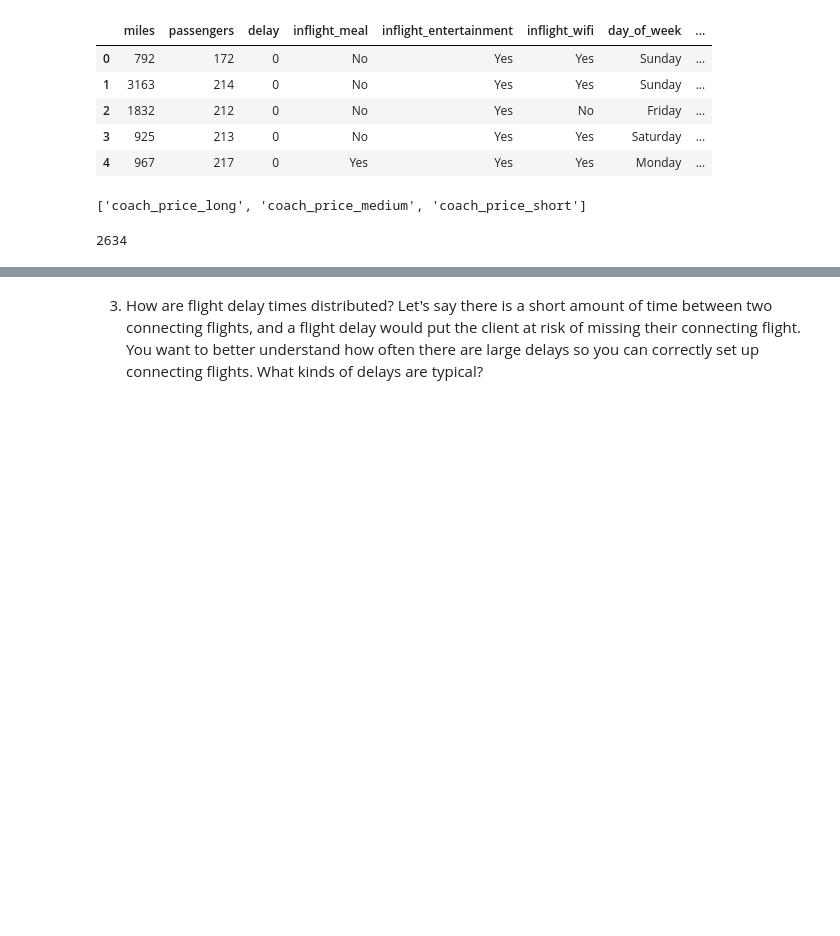
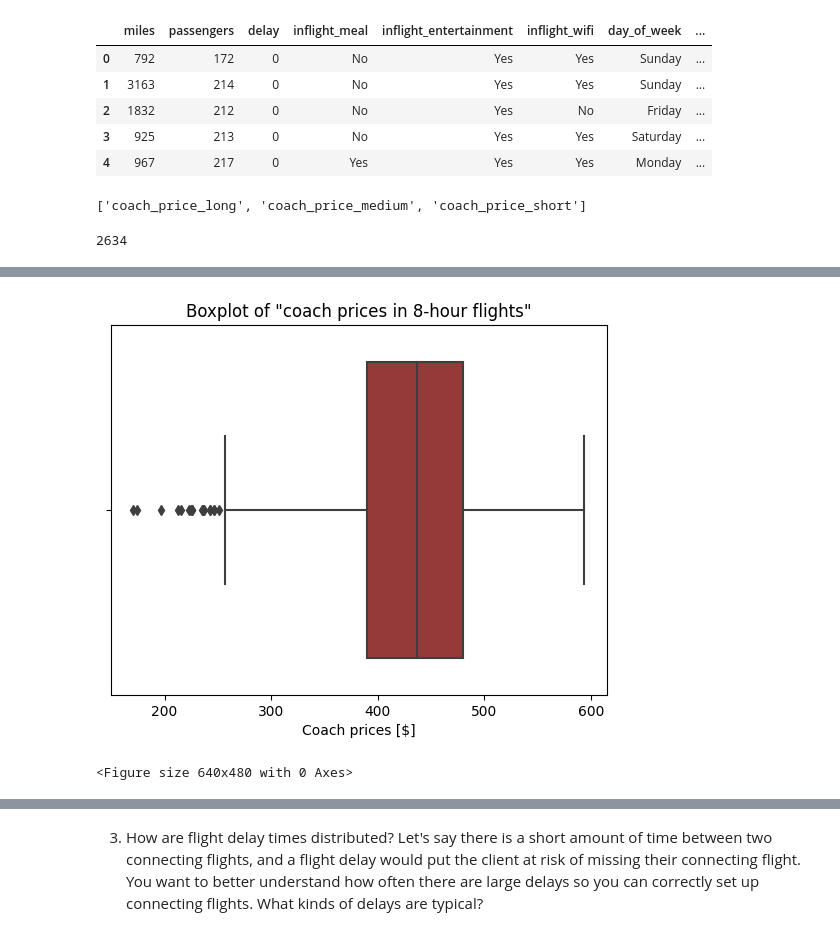
Before and after one commit to LiZoMark841619/Airline_analysis, a Jupyter notebook: Airline_analysis/Airline Analysis.ipynb, the cells around one changed output, grey strips where cells are left out. Drawn from its saved outputs; the diff is of its cells as text; code cells hidden in the pictures; blank space fills up the shorter version.

```diff
--- a/Airline_analysis/Airline Analysis.ipynb
+++ b/Airline_analysis/Airline Analysis.ipynb
@@ -157,9 +175,12 @@ flight_long
 #Check the boxplot, we can make boxplot and histplot with Nan values, dropna is needless if we want to calculate
 # %%
 sns.boxplot(x='coach_price_long', data=flight_long, color='brown')
-plt.title('Boxplot of "coach prices" in 8 hour-long flights', fontsize=10)
-plt.xlabel('Coach prices ($)', fontsize=9)
+plt.title('Boxplot of "coach prices in 8-hour flights"')
+plt.xlabel('Coach prices [$]')
 plt.show()
 plt.clf()
+# %% [output]
+[figure, added]
+<Figure size 640x480 with 0 Axes>
 # %%
 np.min(flight_long.coach_price_long)
```
Also changed, not shown: parts of 34 cells of this notebook.
